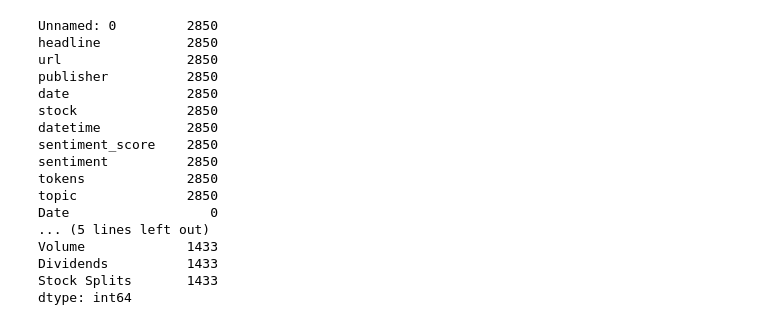
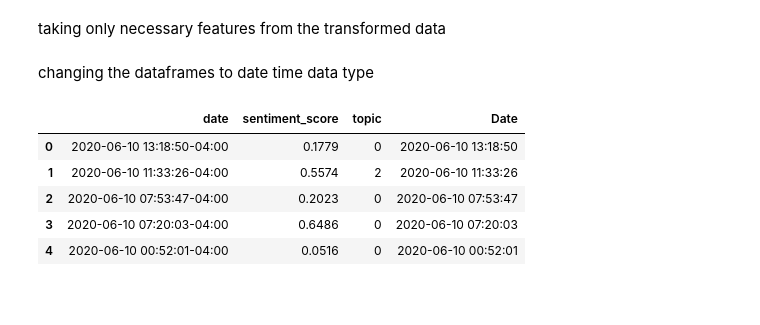
Before and after one commit to Amanzlastt/kifyaw1, a Jupyter notebook: notebooks/task-3.ipynb, the cells around one changed output. Drawn from its saved outputs; the diff is of its cells as text; code cells hidden in the pictures; blank space fills up the shorter version.

```diff
--- a/notebooks/task-3.ipynb
+++ b/notebooks/task-3.ipynb
@@ -41,0 +8,3 @@ print(df_apple['Date'].min(), df_apple['Date'].max())
+# %%
+df_trans = pd.read_csv("C:\\Users\\Aman\\Desktop\\kifyaw1\\yfinance_data\\transformed_raw.csv")
+df_amzn = pd.read_csv("C:\\Users\\Aman\\Desktop\\kifyaw1\\yfinance_data\\AMZN_historical_data.csv")
@@ -41,0 +32,30 @@ print(df_apple['Date'].min(), df_apple['Date'].max())
+# %% [markdown]
+taking only necessary features from the transformed data
+# %%
+df_trans = df_trans[['stock', 'date', 'sentiment_score', 'topic']]
+# %% [markdown]
+changing the dataframes to date time data type
+# %%
+df_trans['Date'] = pd.to_datetime(df_trans['date'], format='ISO8601').dt.tz_localize(None)
+# df_trans['Date'] = pd.to_datetime(df_trans['date'], format='ISO8601').dt.normalize()
+df_amzn['Date'] = pd.to_datetime(df_amzn['Date'], format='ISO8601').dt.tz_localize(None)
+
+
+
+# changing the date ranges to the same range
+min = df_trans['Date'].min()
+max = df_trans['Date'].max()
+df_amzn = df_amzn[(df_amzn['Date'] >= min) & (df_amzn['Date'] <= max)]
+
+# extracting only apple data form df_trans
+df_trans_amzn = df_trans[df_trans['stock'] == 'AMZN'].reset_index()
+df_trans_amzn.drop('index', axis=1, inplace=True)
+df_trans_amzn.drop('stock', axis=1, inplace=True)
+df_trans_amzn.head()
+# %% [output]
+|  | date | sentiment_score | topic | Date |
+| 0 | 2020-06-10 13:18:50-04:00 | 0.1779 | 0 | 2020-06-10 13:18:50 |
+| 1 | 2020-06-10 11:33:26-04:00 | 0.5574 | 2 | 2020-06-10 11:33:26 |
+| 2 | 2020-06-10 07:53:47-04:00 | 0.2023 | 0 | 2020-06-10 07:53:47 |
+| 3 | 2020-06-10 07:20:03-04:00 | 0.6486 | 0 | 2020-06-10 07:20:03 |
+| 4 | 2020-06-10 00:52:01-04:00 | 0.0516 | 0 | 2020-06-10 00:52:01 |
@@ -44,20 +71,0 @@ df_merged = pd.merge(df_trans_apple, df_apple, on='Date', how='outer')
-# %%
-df_merged.isna().sum()
-# %% [output]
-Unnamed: 0         2850
-headline           2850
-url                2850
-publisher          2850
-date               2850
-stock              2850
-datetime           2850
-sentiment_score    2850
-sentiment          2850
-tokens             2850
-topic              2850
-Date                  0
-... (5 lines left out)
-Volume             1433
-Dividends          1433
-Stock Splits       1433
-dtype: int64
```
Also changed, not shown: parts of 22 cells of this notebook.
